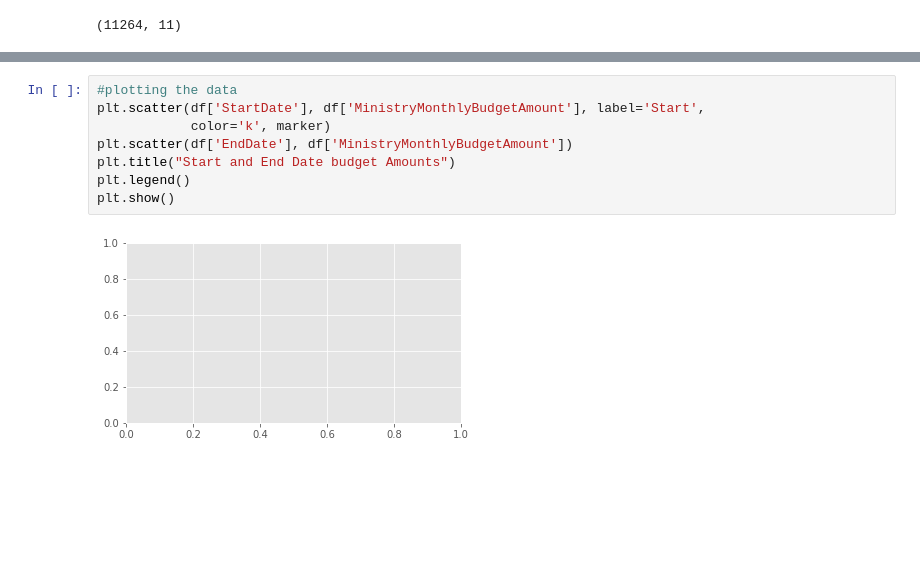
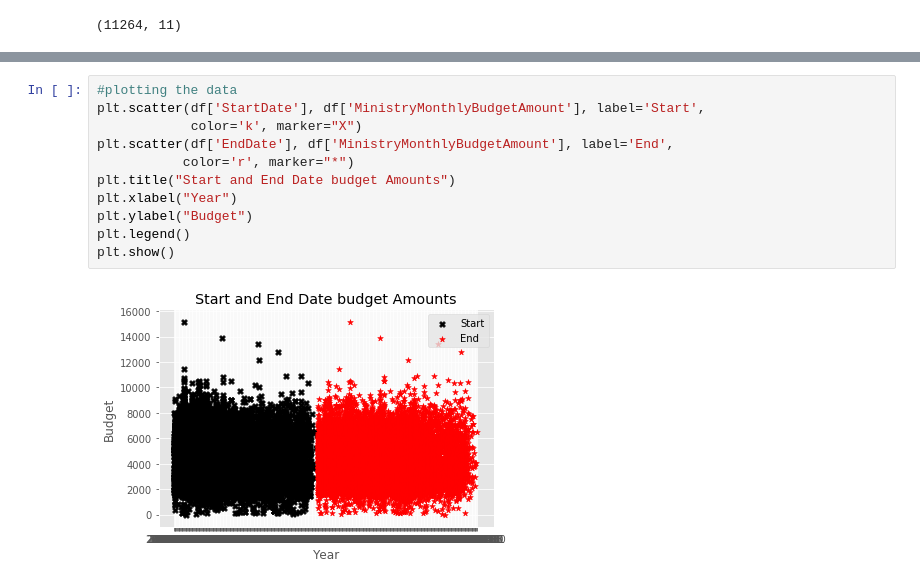
Before and after one commit to CraigMariani/WycliffeData, a Jupyter notebook: cleaner.ipynb, the cells around one changed output, grey strips where cells are left out. Saved outputs shown, nothing was run; the diff lists cells and outputs as text; blank space fills up the shorter version.

```diff
--- a/cleaner.ipynb
+++ b/cleaner.ipynb
@@ -47,10 +47,13 @@ df.dropna() # drop null values in the data set
 # %%
 #plotting the data
 plt.scatter(df['StartDate'], df['MinistryMonthlyBudgetAmount'], label='Start',
-            color='k', marker)
-plt.scatter(df['EndDate'], df['MinistryMonthlyBudgetAmount'])
+            color='k', marker="X")
+plt.scatter(df['EndDate'], df['MinistryMonthlyBudgetAmount'], label='End',
+           color='r', marker="*")
 plt.title("Start and End Date budget Amounts")
+plt.xlabel("Year")
+plt.ylabel("Budget")
 plt.legend()
 plt.show()
 # %% [output]
-[figure, old version]
+[figure, new version]
```
Also changed, not shown: parts of 2 cells of this notebook.
